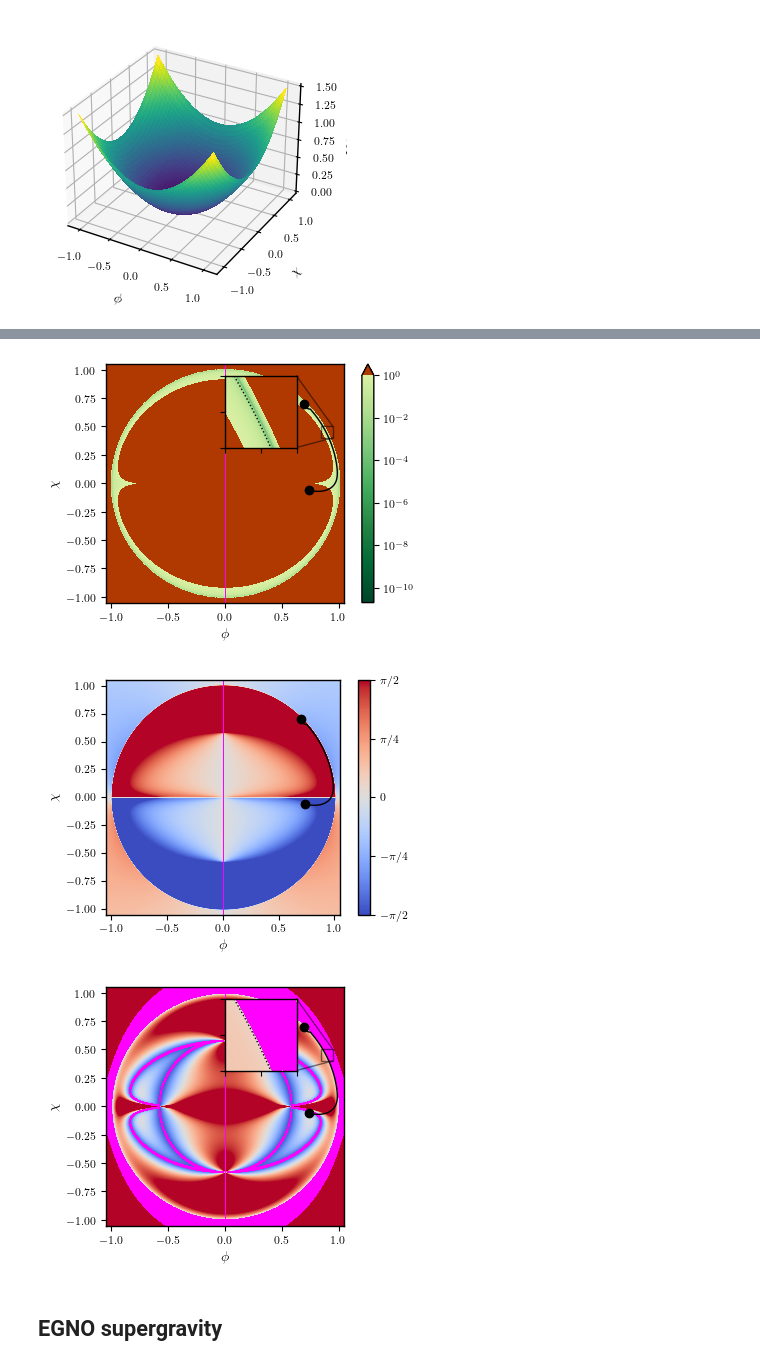
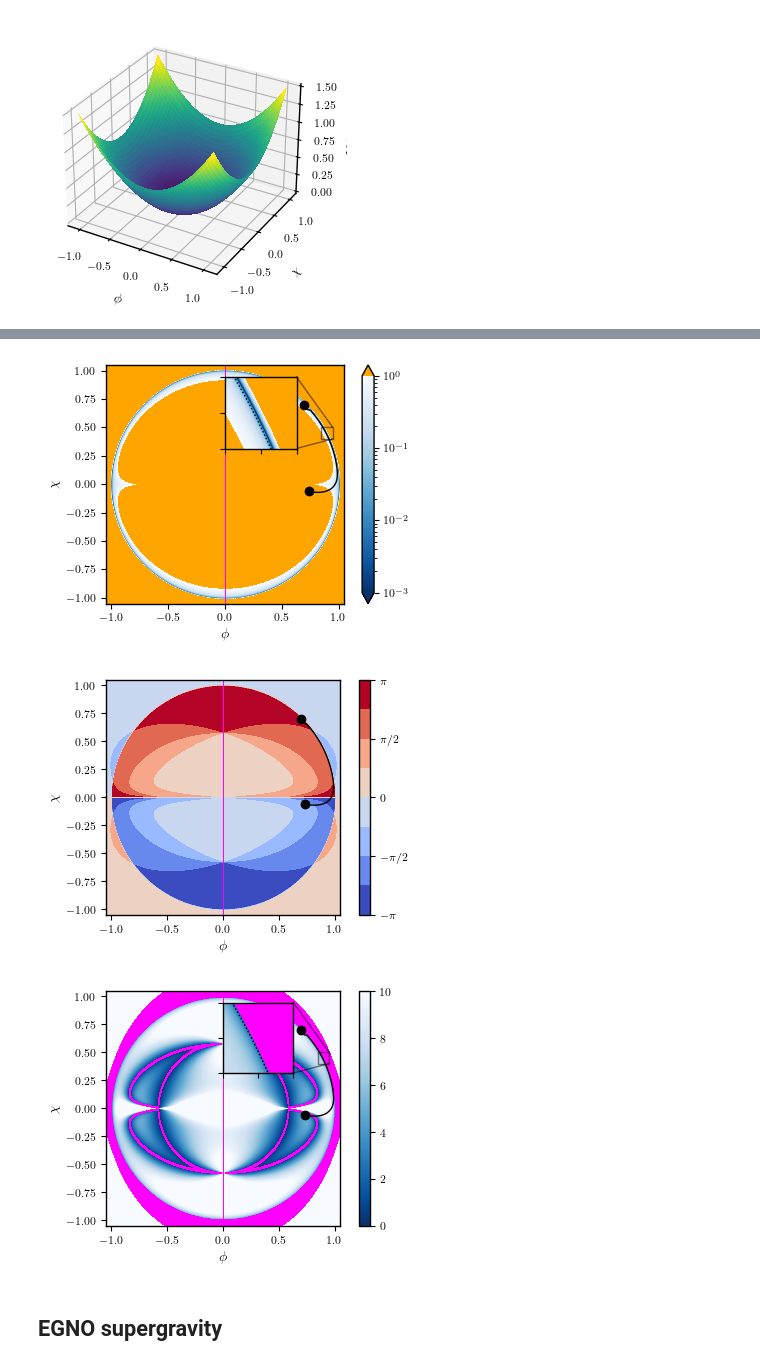
Before and after one commit to smups/srrt_models, a Jupyter notebook: plots.ipynb, the cells around one changed output, grey strips where cells are left out. Drawn from its saved outputs; the diff is of its cells as text; code cells hidden in the pictures.

Commit message:
tweaked plots

```diff
--- a/plots.ipynb
+++ b/plots.ipynb
@@ -38,25 +37,16 @@ plt.ioff()
 bad = "fuchsia"
 
 #Special colormap for plotting the consistency condition
-top = mpl.colormaps['Oranges_r'].resampled(128)
-bottom = mpl.colormaps['Blues'].resampled(128)
-newcolors = np.vstack((
-  bottom(np.linspace(1, 0.25, 128)),
-  top(np.linspace(1, 0, 128))
-))
-cc_cmap = mpl.colors.ListedColormap(newcolors, name='consistency map')
+cc_cmap = mpl.colormaps['Blues_r']
 cc_cmap.set_bad(bad)
 
 #special colormap for plotting slow-roll parameters
-sr_cmap = mpl.colors.ListedColormap(
-  mpl.colormaps['YlGn'](np.linspace(1, 0.25, 256)),
-  name='slowroll map'
-)
+sr_cmap = mpl.colormaps['Blues_r']
 sr_cmap.set_bad(bad)
-sr_cmap.set_over(top(0.15))
+sr_cmap.set_over("Orange")
 
 #delta map
-delta_cmap = mpl.colormaps['coolwarm']
+delta_cmap = mpl.cm.get_cmap('coolwarm', 9)
 delta_cmap.set_bad(bad)
 # %% [markdown]
 ## Angular Inflation
@@ -189,6 +179,6 @@ fig.show()
 # %%
 fig, ax = plt.subplots(figsize=(4,3))
-plot = ax.imshow(
+image = ax.imshow(
   np.transpose(np.abs(epsilon_H)),
   extent= extent,
   cmap= sr_cmap,
@@ -196,8 +186,8 @@ plot = ax.imshow(
   aspect= ratio,
   norm='log',
   vmax=1,
+  vmin=1e-3
 )
-cbar = fig.colorbar(plot, extend='max', ticks=[1,1e-2,1e-4,1e-6,1e-8,1e-10])
 
 ax.plot(x, y, color='black')
 ax.scatter(
@@ -226,7 +216,8 @@ zoomax.imshow(np.transpose(zoom),
   aspect = ratio,
   norm = "log",
   origin = 'lower',
-  vmax=1
+  vmax=1,
+  vmin=1e-3
 )
 zoomax.plot(x, y, color='black', linestyle='dotted')
 ax.indicate_inset_zoom(zoomax, edgecolor="black")
@@ -235,13 +226,13 @@ ax.set_xlabel('$\\phi$')
 ax.set_ylabel('$\\chi$')
 
 #add a colorbar
-fig.colorbar(image)
+fig.colorbar(image, extend='both')
 
 #save
 fig.show()
-fig.savefig(f"./figs/{model}_epsilon_H.pdf")
+fig.savefig(f"./figs/{model}_epsilon_H_log.pdf", dpi=500)
 # %% [output]
-[figure, old version]
+[figure, new version]
 # %%
 plt.figure(figsize=(4,3))
 plot = plt.imshow(
@@ -250,8 +241,8 @@ plot = plt.imshow(
   cmap= delta_cmap,
   origin= 'lower',
   aspect= ratio,
-  vmin= -np.pi/2,
-  vmax= np.pi/2
+  vmin= -np.pi,
+  vmax= np.pi
 )
 
 plt.plot(x, y, color='black')
@@ -261,23 +252,23 @@ plt.scatter(
   color='black'
 )
 
-cbar = plt.colorbar(plot, ticks=[np.pi*n/4 for n in np.arange(-2, 3)])
-cbar.set_ticklabels(['$-\\pi/2$','$-\\pi/4$','$0$','$\\pi/4$','$\\pi/2$'])
+cbar = plt.colorbar(plot, ticks=[np.pi*n/2 for n in np.arange(-2, 3)])
+cbar.set_ticklabels(['$-\\pi$','$-\\pi/2$','$0$','$\\pi/2$','$\\pi$'])
 plt.xlabel('$\phi$')
 plt.ylabel('$\chi$')
-plt.savefig("./figs/angular_delta.pdf")
+plt.savefig(f"./figs/{model}_delta.pdf", dpi=500)
 plt.show()
 # %% [output]
-[figure, old version]
+[figure, new version]
 # %%
 fig, ax = plt.subplots(figsize=(4,3))
 plot = ax.imshow(
   np.transpose(omega),
   extent= extent,
-  cmap= delta_cmap,
+  cmap= cc_cmap,
   origin= 'lower',
   aspect= ratio,
-  vmax=10
+  vmax=10,
 )
 
 ax.plot(x, y, color='black')
@@ -290,40 +281,38 @@ ax.scatter(
 # insert inset zoomed image
 x1, x2, y1, y2 = 0.85, 0.95, 0.40, 0.5  # subregion of the original image
 zoom_extent = (x1, x2, y1, y2)
 idx1, idx2 = round((x1 - extent[0]) * Nx / (extent[1] - extent[0])), round((x2 - extent[0]) * Nx / (extent[1] - extent[0]))
 idy1, idy2 = round((y1 - extent[2]) * Ny / (extent[3] - extent[2])), round((y2 - extent[2]) * Ny / (extent[3] - extent[2]))
 
 zoom = omega[idx1:idx2, idy1:idy2]
 zoomax = ax.inset_axes(
   [0.5, 0.65, 0.3, 0.3],
   xlim=(x1, x2),
   ylim=(y1, y2),
   xticklabels=[],
   yticklabels=[]
 )
 zoomax.imshow(np.transpose(zoom),
   extent = zoom_extent,
   aspect = ratio,
-  cmap = delta_cmap,
-  norm = "log",
+  cmap = cc_cmap,
   origin = 'lower',
-  vmin=1e-4,
-  vmax=1e4
+  vmax=10
 )
 zoomax.plot(x, y, color='black', linestyle='dotted')
 ax.indicate_inset_zoom(zoomax, edgecolor="black")
 
 ax.set_xlabel('$\\phi$')
 ax.set_ylabel('$\\chi$')
 
 #add a colorbar
-fig.colorbar(image)
+fig.colorbar(plot)
 
 #save
 fig.show()
-fig.savefig(f"./figs/{model}_omega.pdf")
+fig.savefig(f"./figs/{model}_omega.pdf", dpi=500)
 # %% [output]
-[figure, old version]
+[figure, new version]
 # %% [markdown]
 ## EGNO supergravity
 # %%
```
Also changed, not shown: parts of 14 cells of this notebook, 41 other files.
